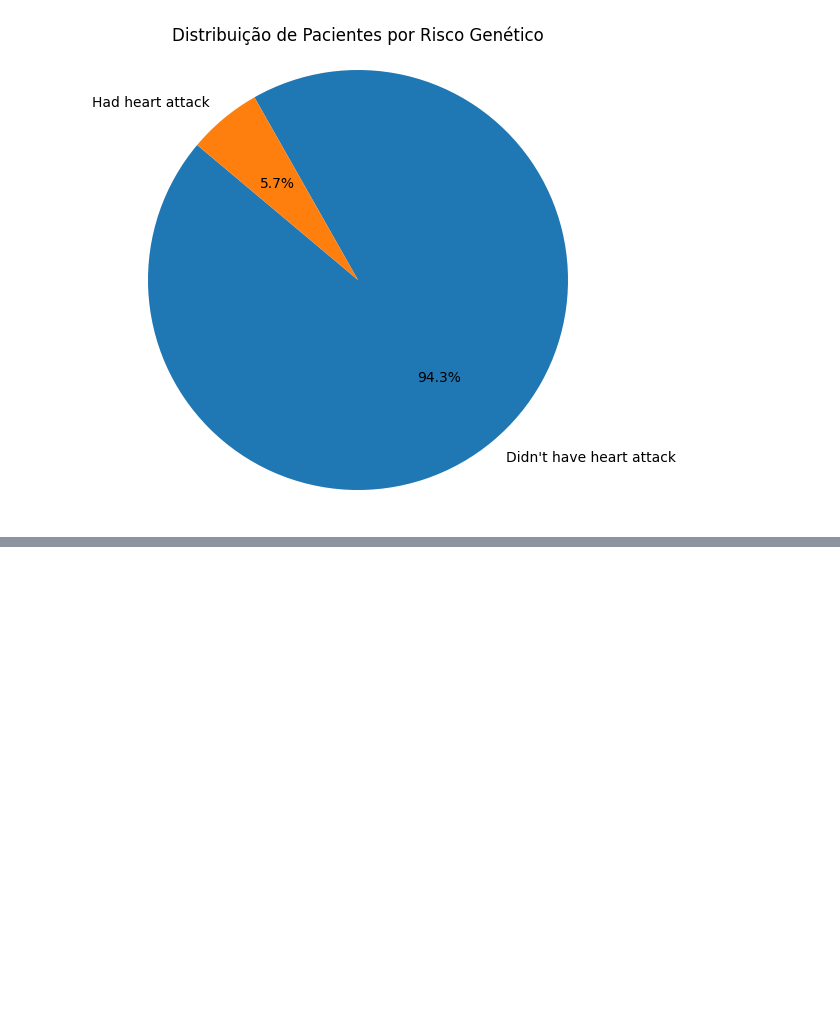
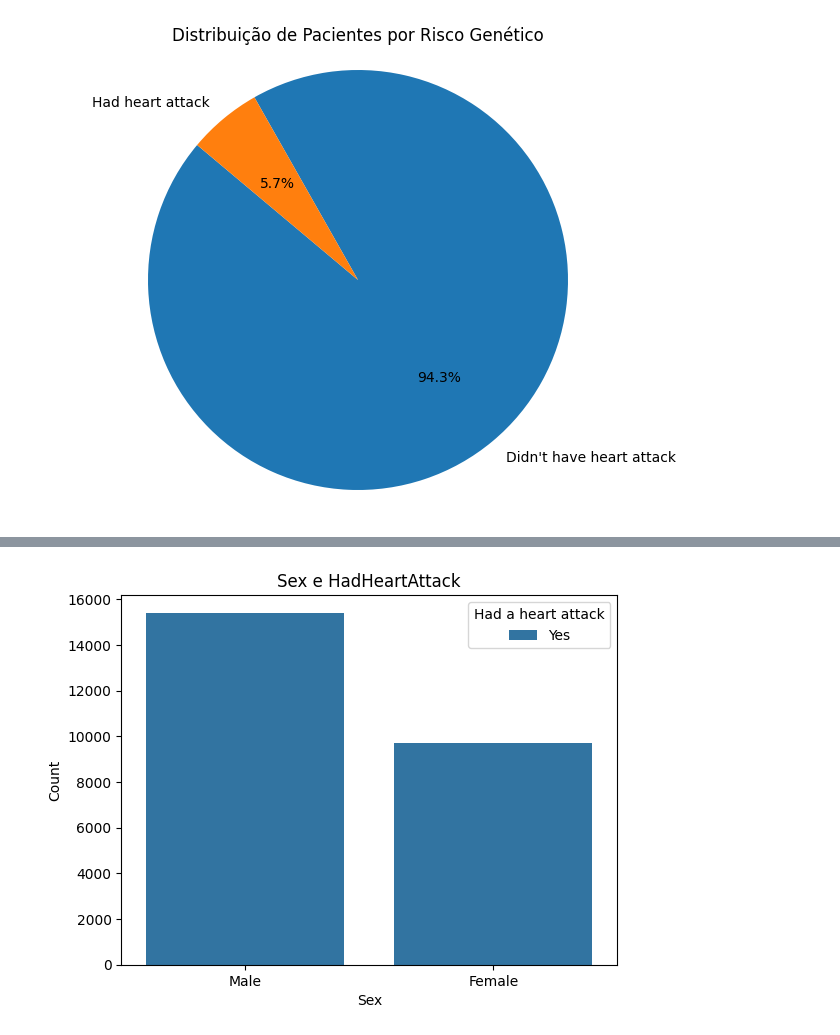
Before and after one commit to belcogo/data-analysis-for-machine-learning, a Jupyter notebook: demo.ipynb, the cells around one changed output, grey strips where cells are left out. Cells and saved outputs as stored; diff of their text form; code cells hidden in the pictures; blank space fills up the shorter version.

```diff
--- a/demo.ipynb
+++ b/demo.ipynb
@@ -98,3 +98,6 @@ plt.title('Distribuição de Pacientes por Risco Genético')
 plt.show()
 # %% [output]
 [figure]
+# %%
+patients_who_had_heart_attacks = patients_data[(patients_data['HadHeartAttack'] == 'Yes')]
+patients_who_had_heart_attacks
@@ -100,0 +118,14 @@ plt.show()
+# %%
+# Criar um gráfico de contagem
+sns.countplot(data=patients_who_had_heart_attacks, x='Sex', hue='HadHeartAttack')
+
+# Configurar o título e os rótulos
+plt.title('Sex e HadHeartAttack')
+plt.xlabel('Sex')
+plt.ylabel('Count')
+plt.legend(title='Had a heart attack')
+
+# Mostrar o gráfico
+plt.show()
+# %% [output]
+[figure, added]
```
Also changed, not shown: parts of 5 cells of this notebook.
